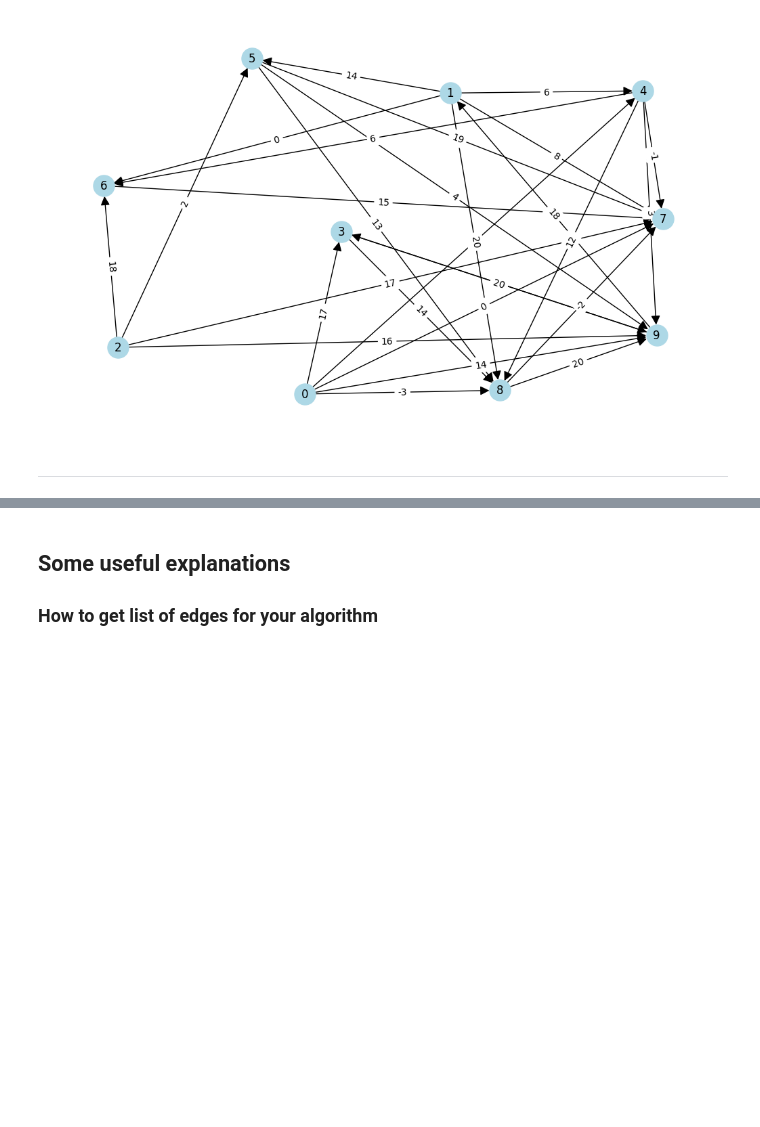
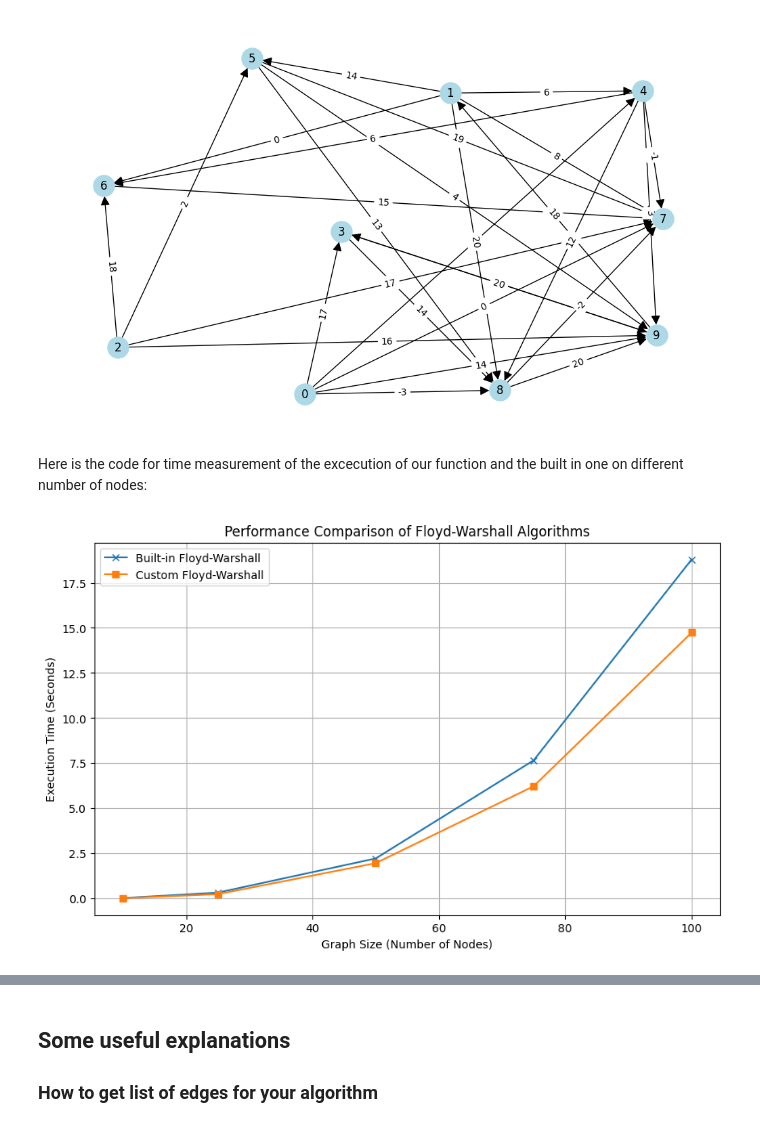
Before and after one commit to kyrylo-om/discrete-math-tree-lab, a Jupyter notebook: Lab1_trees (2).ipynb, the cells around one changed output, grey strips where cells are left out. Saved outputs shown, nothing was run; the diff lists cells and outputs as text; code cells hidden in the pictures; blank space fills up the shorter version.

```diff
--- a/Lab1_trees (2).ipynb
+++ b/Lab1_trees (2).ipynb
@@ -185,37 +201,38 @@ Distances with 9 source: {0: inf, 1: 18, 2: inf, 3: 20, 4: 24, 5: 32, 6: 18, 7:
 G = gnp_random_connected_graph(10, 0.5, True, True)
 # %% [output]
 [figure]
+# %% [markdown]
+Here is the code for time measurement of the excecution of our function and the built in one on different number of nodes:
 # %%
-def testing_algorithms(sizes, edge_probs, iterations=5, allow_negative=False):
+def testing_algorithms(sizes, edge_probs, allow_negative=False):
     fw_builtin_times = []
     fw_custom_times = []
 
     for size in sizes:
         G = gnp_random_connected_graph(size, edge_probs, allow_negative)
 
         fw_builtin_time = timeit.timeit(lambda: nx.floyd_warshall_predecessor_and_distance(G), number=100)
         fw_custom_time = timeit.timeit(lambda: floyd_warshall(G), number=100)
 
         fw_builtin_times.append(fw_builtin_time)
         fw_custom_times.append(fw_custom_time)
 
     return fw_builtin_times, fw_custom_times
 
-sizes = [10,25, 50, 75, 100]
+sizes = [10, 25, 50, 75, 100]
 edge_prob = 0.5
-iterations = 3
 
-fw_builtin, fw_custom = testing_algorithms(sizes, edge_prob, iterations)
+fw_builtin, fw_custom = testing_algorithms(sizes, edge_prob)
 
 plt.figure(figsize=(10, 6))
-plt.plot(fw_builtin, sizes, label='Вбудований Floyd-Warshall', marker='x')
-plt.plot(fw_custom, sizes, label='Наша реалізація Floyd-Warshall', marker='s')
+plt.plot(sizes, fw_builtin, label='Built-in Floyd-Warshall', marker='x')
+plt.plot(sizes, fw_custom, label='Custom Floyd-Warshall', marker='s')
 
-plt.ylabel('Кількість вершин')
-plt.xlabel('Час виконання (сек)')
-plt.title('Порівняння продуктивності алгоритмів Floyd-Warshall')
+plt.xlabel('Graph Size (Number of Nodes)')
+plt.ylabel('Execution Time (Seconds)')
+plt.title('Performance Comparison of Floyd-Warshall Algorithms')
 plt.legend()
 plt.grid()
 plt.show()
+# %% [output]
+[figure, added]
-# %% [markdown]
----
```
Also changed, not shown: parts of 2 cells of this notebook.
